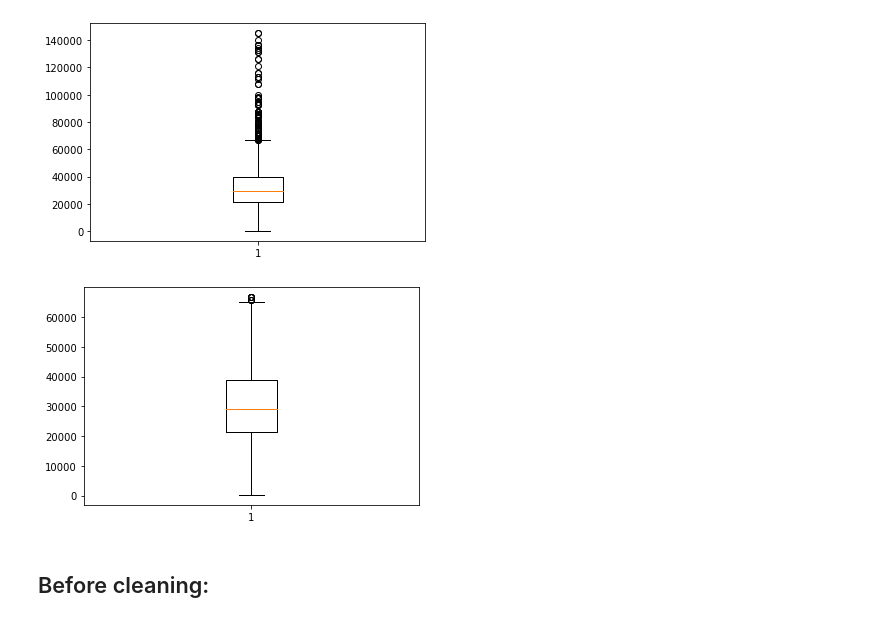
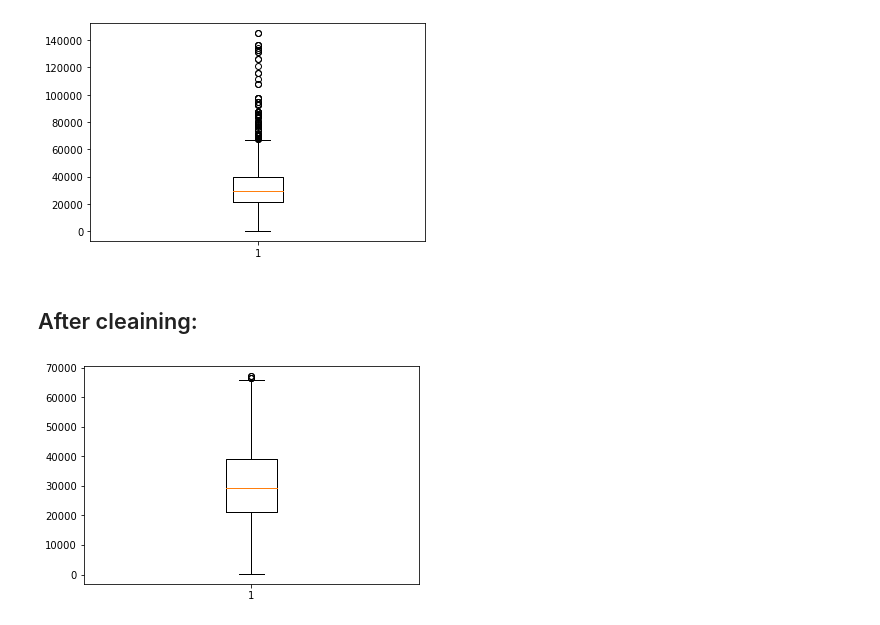
Before and after one commit to YuvalBerkovichCS/Data-Science-Project, a Jupyter notebook: Cleaning Data.ipynb, the cells around one changed output. Saved outputs shown, nothing was run; the diff lists cells and outputs as text; code cells hidden in the pictures.

Commit message:
Upload Cleaning
Finished notebook

```diff
--- a/Cleaning Data.ipynb
+++ b/Cleaning Data.ipynb
@@ -8,7 +8,7 @@ import matplotlib.pyplot as plt
 %matplotlib inline
 import time
 # %%
-data_file_name = 'data-v21-18-50-25-06-22'
+data_file_name = 'data-v11-07-08-29-06-22'
 df_dirty = pd.read_csv('data/'+ data_file_name +'.csv', encoding= 'ISO-8859-8')
 # %% [markdown]
 # Remove outliers and remove nan functions:
@@ -124,11 +127,10 @@ plt.boxplot(df_dirty.loc[df_dirty['Area'] == 'tel-aviv-area']['PPSQM'])
 plt.show()
 # %% [output]
 [figure]
+# %% [markdown]
+## After cleaining:
 # %%
-df_clea = df_clean.loc[df_clean['Area'] == 'tel-aviv-area']['PPSQM']
-plt.boxplot(df_test)
+plt.boxplot(df_clean.loc[df_clean['Area'] == 'tel-aviv-area']['PPSQM'])
 plt.show()
 # %% [output]
-[figure, old version]
+[figure, new version]
-# %% [markdown]
-## Before cleaning:
```
Also changed, not shown: parts of 21 cells of this notebook.
